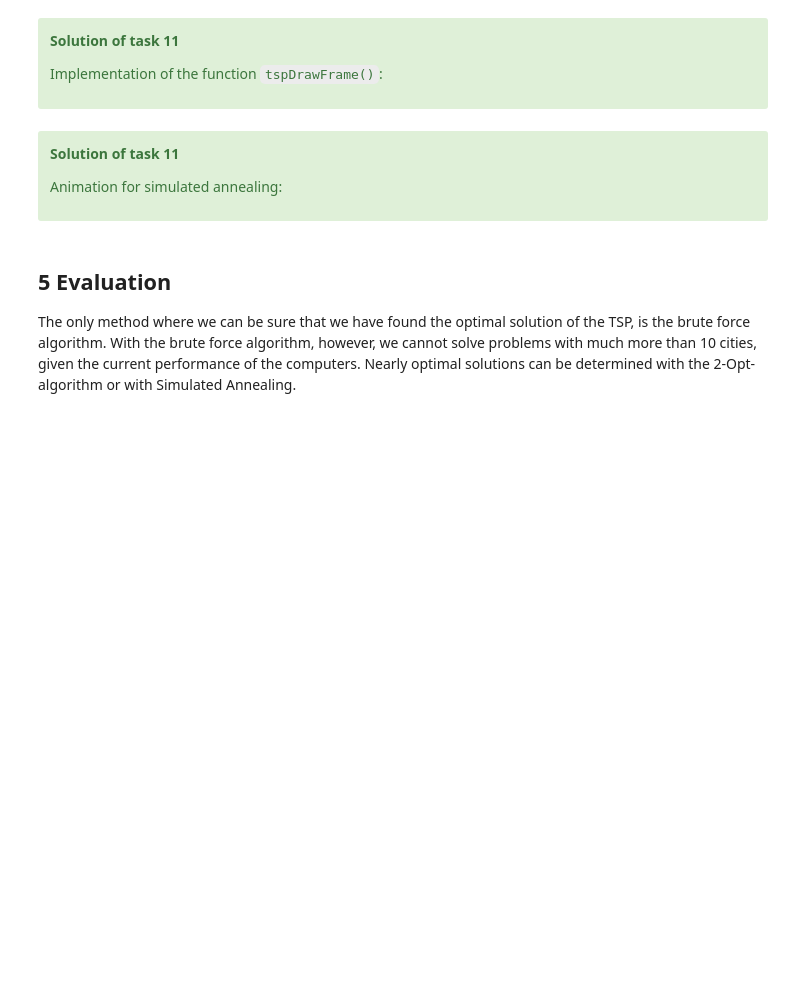
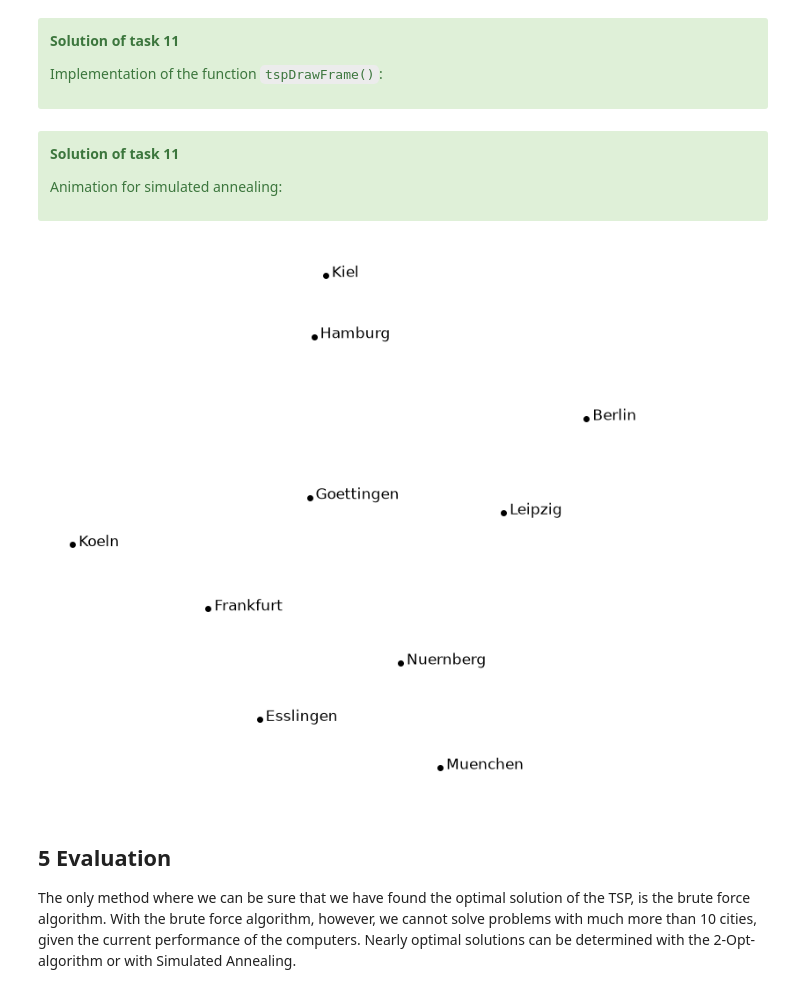
Before and after one commit to Flobbo04/Project-TSP-Wahl04, a Jupyter notebook: tsp.ipynb, the cells around one changed output. Drawn from its saved outputs; the diff is of its cells as text; code cells hidden in the pictures; blank space fills up the shorter version.

```diff
--- a/tsp.ipynb
+++ b/tsp.ipynb
@@ -1233,3 +1227,22 @@ def tspDrawFrame(routeID):
+# %%
+def tspDrawFrame(routeID):
+    global dist, pos, routes, routeData, routeText
+    route = routes[routeID]
+
+    # Get the coordinates for each city in the route
+    x_coords = pos[route, 0]
+    y_coords = pos[route, 1]
+
+    # Append the first city again to return to start
+    x_coords = np.append(x_coords, pos[route[0], 0])
+    y_coords = np.append(y_coords, pos[route[0], 1])
+
+    routeData.set_data(x_coords, y_coords)
+
+    length = tspLength(dist, route)
+    routeText.set_text(f'Length: {length} km')
+
+    return routeData, routeText
 # %% [markdown]
 <div class="alert alert-block alert-success">
 
@@ -1244,3 +1253,31 @@ Animation for simulated annealing:
+# %%
+dist, name, pos = tspExample()
+
+fig, ax = plt.subplots(figsize=(10, 8))
+tspDrawInit()
+
+routeText = ax.text(0.5, 1.05, '', transform=ax.transAxes,
+                    ha='center', va='bottom', fontsize=14, fontweight='bold')
+
+route = np.array([1,3,0,2,4,8,6,5,7,9])
+np.random.seed(4711)
+result_route, routes, length = tspSimulatedAnnealing(dist, route)
+
+anim = FuncAnimation(
+    fig,
+    tspDrawFrame,
+    frames=len(routes),
+    interval=200,  # 200ms between frames
+    blit=True,
+    repeat=False
+)
+
+anim.save('tsp_animation_new.gif', writer='pillow', fps=5)
+
+#HTML(anim.to_jshtml())
+display(Image('tsp_animation_new.gif', width=432, height=288))
+# %% [output]
+[figure, added]
 # %% [markdown]
 ## 5 Evaluation
 The only method where we can be sure that we have found the optimal solution of the TSP, is the brute force algorithm.
```
Also changed, not shown: parts of 7 cells of this notebook, 1 other file.
